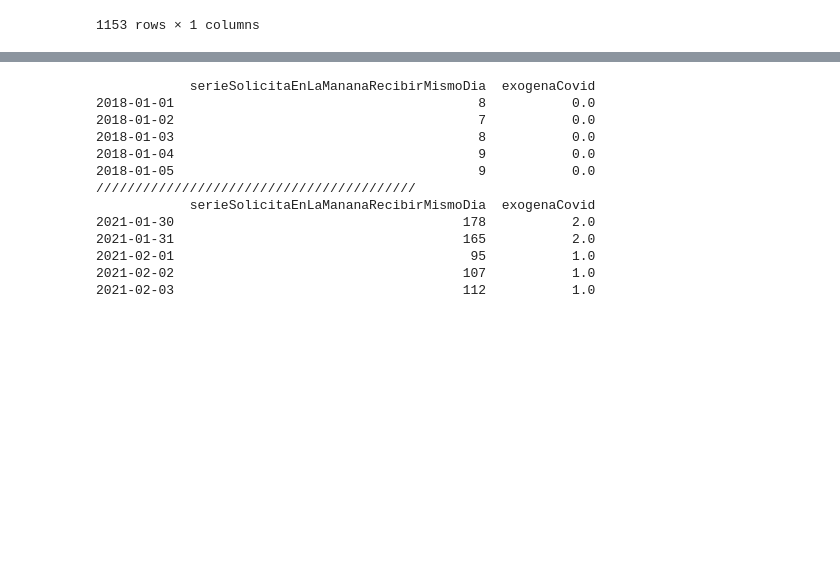
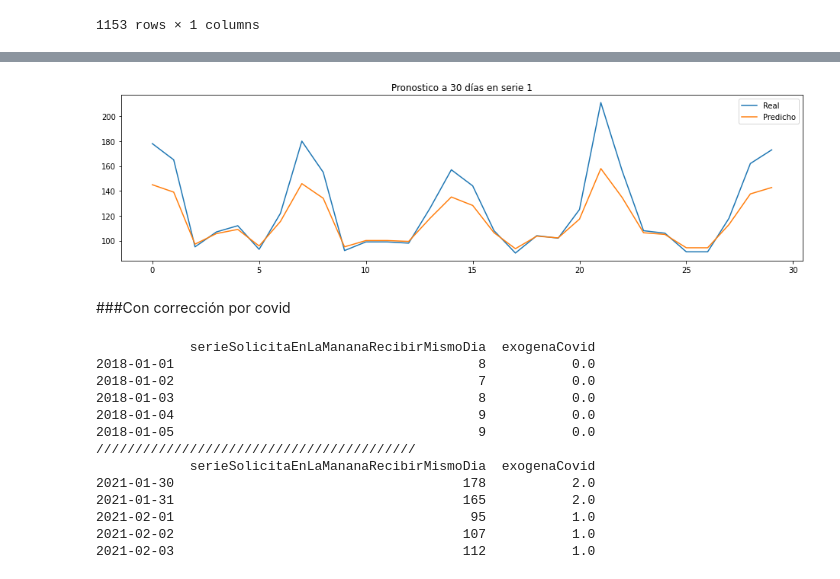
Before and after one commit to elchristog/pruebaDSc, a Jupyter notebook: pruebaDataScientist.ipynb, the cells around one changed output, grey strips where cells are left out. Saved outputs shown, nothing was run; the diff lists cells and outputs as text; code cells hidden in the pictures; blank space fills up the shorter version.

Commit message:
Dividiendo entre covid y no covid

```diff
--- a/pruebaDataScientist.ipynb
+++ b/pruebaDataScientist.ipynb
@@ -305,0 +320,14 @@ Counter({0.0: 790, 1.0: 181, 2.0: 123, 3.0: 61})
+# %%
+serieAModelarParticular=serieAModelar[['serieSolicitaEnLaMananaRecibirMismoDia']]
+
+min_max_scaler = MinMaxScaler()
+diasAPredecir = 30 #dias a predecir para muestra de validacion
+#Muestra entrenamiento y validacion en los ultimos 30 días antes de predecir los 30 dias oficiales
+df_train= serieAModelarParticular[:len(serieAModelarParticular)-diasAPredecir]
+df_test= serieAModelarParticular[len(serieAModelarParticular)-diasAPredecir:]
+print(df_train.head())
+print('/////////////////////////////////////////')
+print (df_test.head())
+training_set = df_train.values
+#training_set
+training_set = min_max_scaler.fit_transform(training_set) #Escalo datos
@@ -306,3 +395,40 @@ Counter({0.0: 790, 1.0: 181, 2.0: 123, 3.0: 61})
+# %%
+#Grafico serie estivada vs real
+test_set = df_test.values
+inputs = np.reshape(test_set, (len(test_set), 1))
+inputs = min_max_scaler.transform(inputs)
+inputs = np.reshape(inputs, (len(inputs), 1, 1))
+inputs
+
+
+predicted_y = regressor.predict(inputs)
+predicted_y
+predicho=np.c_[predicted_y,predicted_y]
+predicho
+predicted_y = min_max_scaler.inverse_transform(predicho)
+predicted_y
+
+
+
+
+predichoVsReal = pd.DataFrame()
+predichoVsReal['real']=pd.Series(test_set[:,0].flatten())
+predichoVsReal
+predichoVsReal['predicho']=pd.Series(predicted_y[:,0].flatten())
+predichoVsReal
+#predichoVsReal.index=df_test.index
+predichoVsReal.head()
+predichoVsReal['real'].plot(figsize=(16,4),legend=True)
+predichoVsReal['predicho'].plot(figsize=(16,4),legend=True)
+
+
+plt.legend(['Real','Predicho'])
+plt.title('Pronostico a 30 días en serie 1')
+plt.show()
+# %% [output]
+[figure, added]
+# %% [markdown]
+###Con corrección por covid
 # %%
 serieAModelarParticular=serieAModelar[['serieSolicitaEnLaMananaRecibirMismoDia','exogenaCovid']]
 
```
Also changed, not shown: parts of 9 cells of this notebook.
